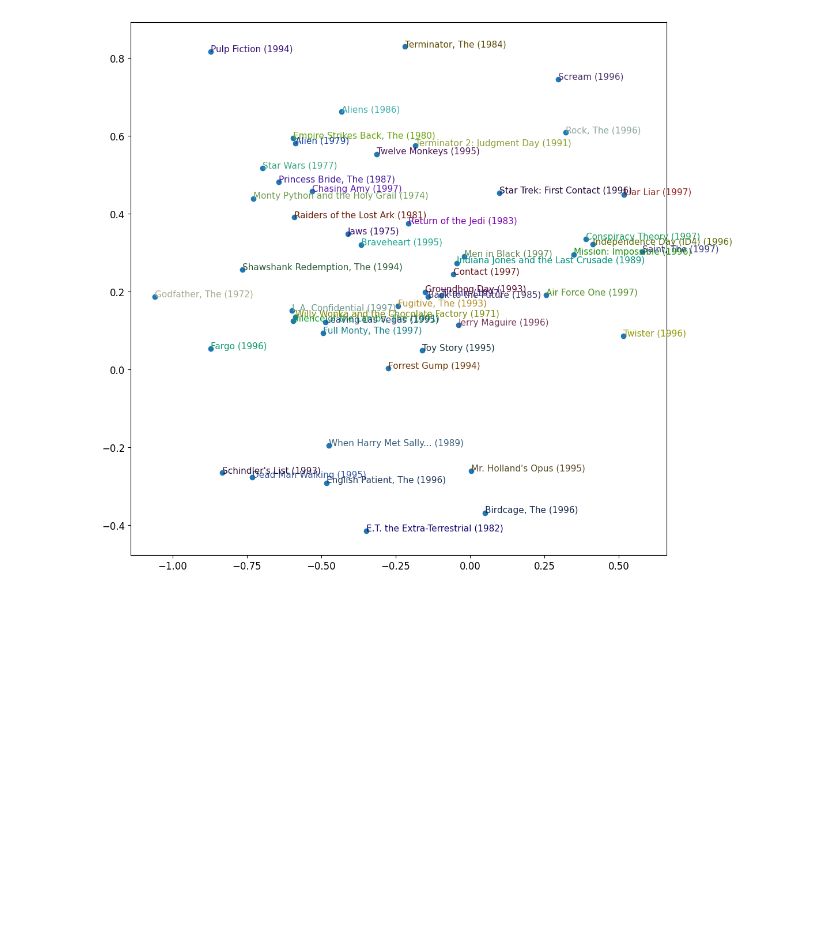
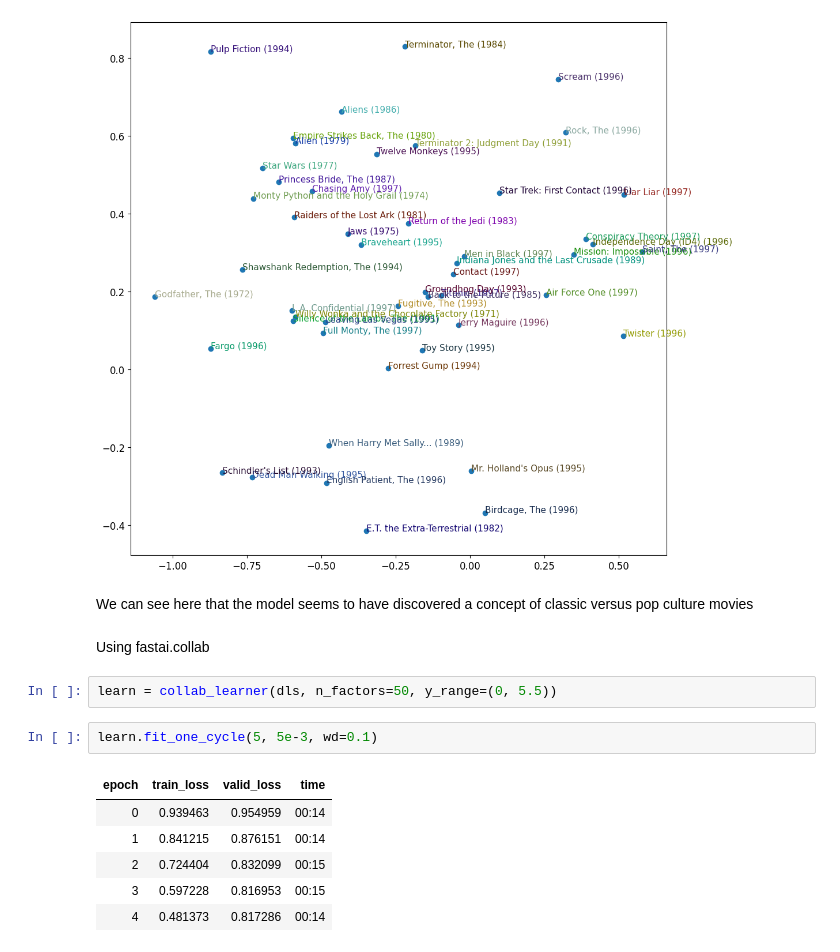
Before and after one commit to TBKHori/Analysis-ML-Deep-Learning, a Jupyter notebook: collabFiltering.ipynb, the cells around one changed output. Cells and saved outputs as stored; diff of their text form; blank space fills up the shorter version.

```diff
--- a/collabFiltering.ipynb
+++ b/collabFiltering.ipynb
@@ -413,3 +313,18 @@ for i, x, y in zip(top_movies[idxs], X, Y):
 plt.show()
 # %% [output]
 [figure]
+# %% [markdown]
+We can see here that the model seems to have discovered a concept of classic versus pop culture movies
+# %% [markdown]
+Using fastai.collab
+# %%
+learn = collab_learner(dls, n_factors=50, y_range=(0, 5.5))
+# %%
+learn.fit_one_cycle(5, 5e-3, wd=0.1)
+# %% [output]
+| epoch | train_loss | valid_loss | time |
+| 0 | 0.939463 | 0.954959 | 00:14 |
+| 1 | 0.841215 | 0.876151 | 00:14 |
+| 2 | 0.724404 | 0.832099 | 00:15 |
+| 3 | 0.597228 | 0.816953 | 00:15 |
+| 4 | 0.481373 | 0.817286 | 00:14 |
```
Also changed, not shown: parts of 15 cells of this notebook.
